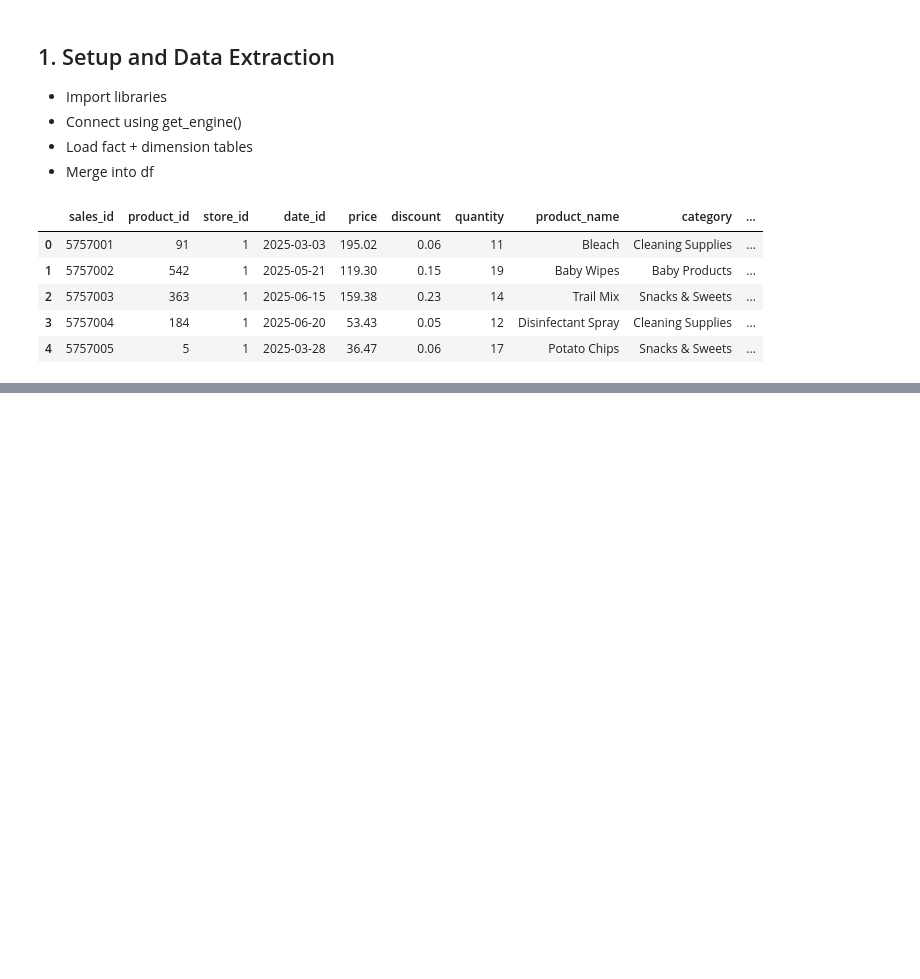
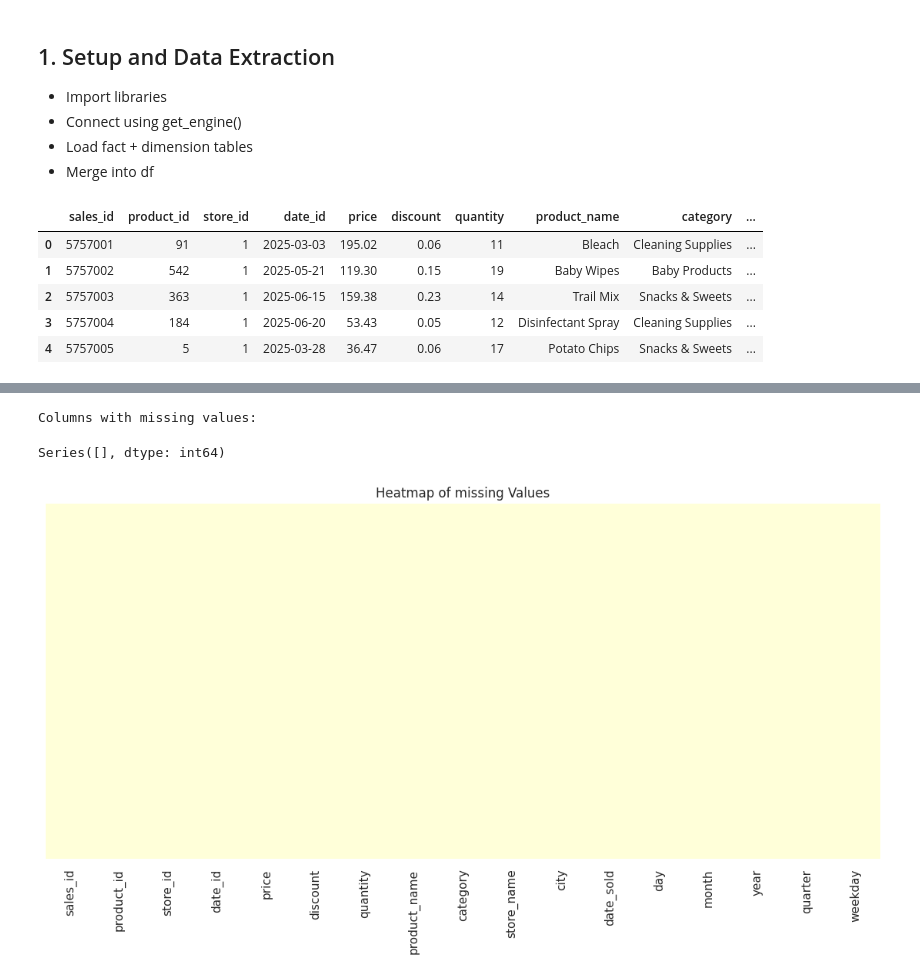
Before and after one commit to ifuzail/qatar-sales-forecasting, a Jupyter notebook: notebooks/sales_eda.ipynb, the cells around one changed output, grey strips where cells are left out. Drawn from its saved outputs; the diff is of its cells as text; code cells hidden in the pictures; blank space fills up the shorter version.

```diff
--- a/notebooks/sales_eda.ipynb
+++ b/notebooks/sales_eda.ipynb
@@ -53,0 +104,19 @@ df.head()
+# %%
+#step 2: Count of Missing Values
+missing_vals = df.isnull().sum().sort_values(ascending=False)
+missing_vals = missing_vals[missing_vals > 0]
+
+print("Columns with missing values: ")
+missing_vals
+# %% [output]
+Columns with missing values:
+Series([], dtype: int64)
+# %%
+#Step 3: Visualize Null Values (Heatmap)
+
+plt.figure(figsize=(14, 6))
+sns.heatmap(df.isnull(), cbar=False, cmap='YlGnBu', yticklabels=False)
+plt.title("Heatmap of missing Values")
+plt.show()
+# %% [output]
+[figure, added]
```
Also changed, not shown: parts of 52 cells of this notebook, 2 other files.
